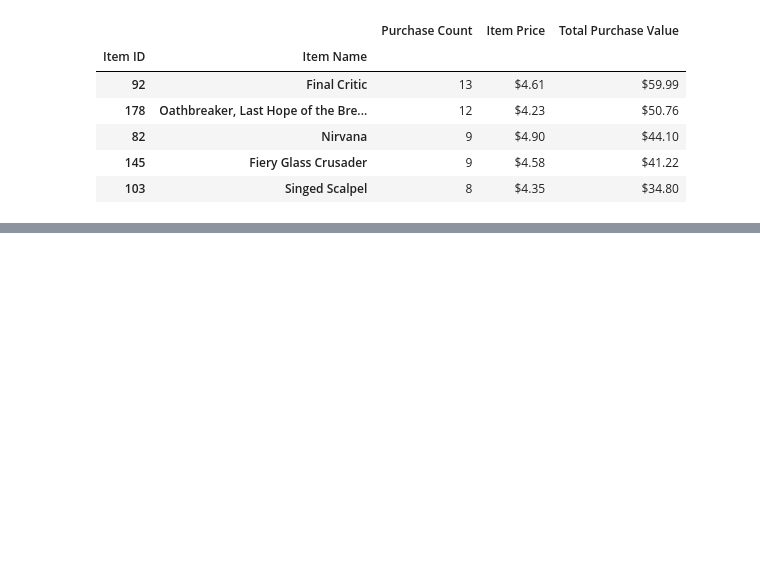
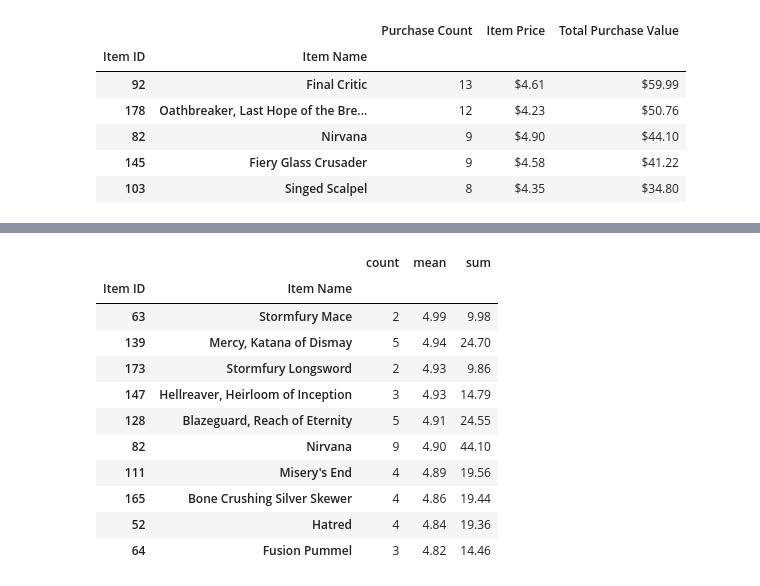
Before and after one commit to SBoyce02/pandas_challenge2, a Jupyter notebook: HeroesOfPymoli/HeroesOfPymoli_SB.ipynb, the cells around one changed output, grey strips where cells are left out. Cells and saved outputs as stored; diff of their text form; code cells hidden in the pictures; blank space fills up the shorter version.

```diff
--- a/HeroesOfPymoli/HeroesOfPymoli_SB.ipynb
+++ b/HeroesOfPymoli/HeroesOfPymoli_SB.ipynb
@@ -453,0 +475,16 @@ Sorted_Popular_df.head(5)
+# %%
+Sorted_Popular_df=Most_Popular.sort_values("mean",ascending=False)
+Sorted_Popular_df.head(5)
+# %% [output]
+|  |  | count | mean | sum |
+| Item ID | Item Name |  |  |  |
+| 63 | Stormfury Mace | 2 | 4.99 | 9.98 |
+| 139 | Mercy, Katana of Dismay | 5 | 4.94 | 24.70 |
+| 173 | Stormfury Longsword | 2 | 4.93 | 9.86 |
+| 147 | Hellreaver, Heirloom of Inception | 3 | 4.93 | 14.79 |
+| 128 | Blazeguard, Reach of Eternity | 5 | 4.91 | 24.55 |
+| 82 | Nirvana | 9 | 4.90 | 44.10 |
+| 111 | Misery's End | 4 | 4.89 | 19.56 |
+| 165 | Bone Crushing Silver Skewer | 4 | 4.86 | 19.44 |
+| 52 | Hatred | 4 | 4.84 | 19.36 |
+| 64 | Fusion Pummel | 3 | 4.82 | 14.46 |
```
Also changed, not shown: parts of 2 cells of this notebook, 2 other files.
